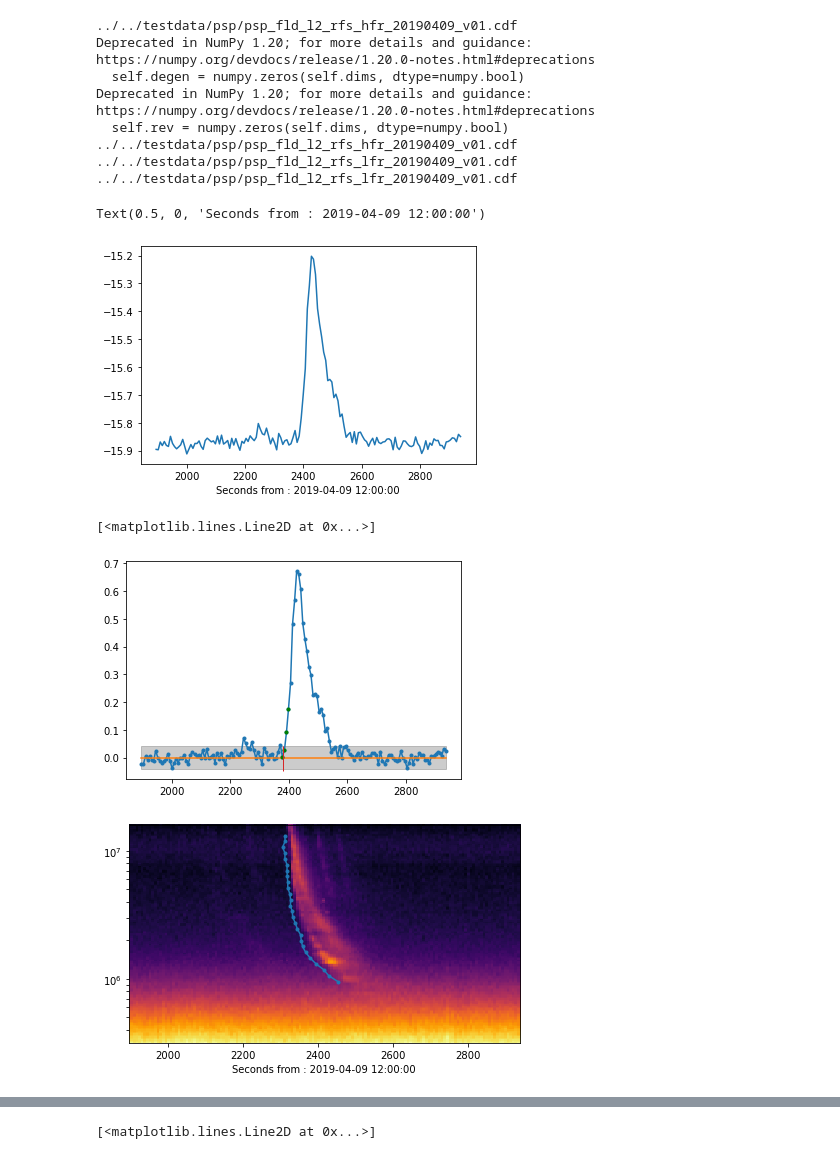
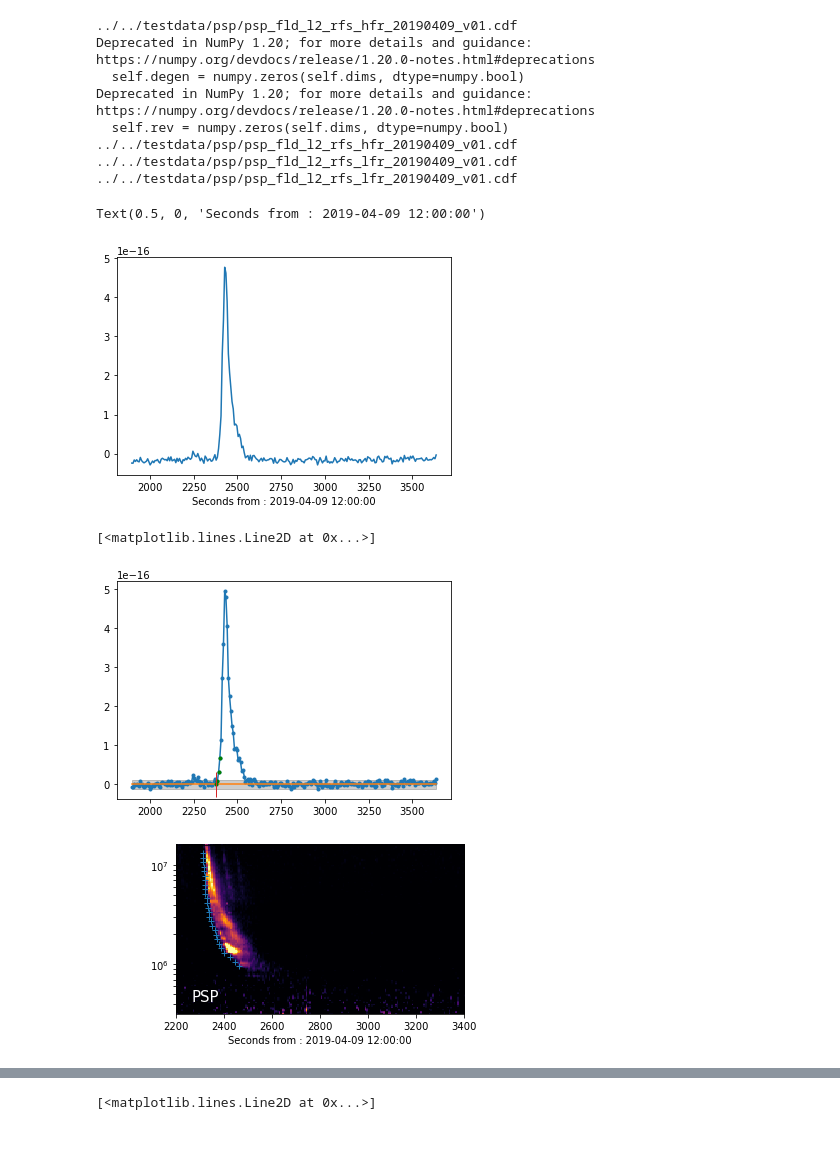
Before and after one commit to peijin94/SEMP, a Jupyter notebook: pySEMP/PSPdata.ipynb, the cells around one changed output, grey strips where cells are left out. Saved outputs shown, nothing was run; the diff lists cells and outputs as text; code cells hidden in the pictures.

Commit message:
leading edge done

```diff
--- a/pySEMP/PSPdata.ipynb
+++ b/pySEMP/PSPdata.ipynb
@@ -61,7 +61,7 @@ sec_epochh34 = (mdates.date2num(epochl12)-anchor_time)*3600*24
 
 #merge
 sec_all = (sec_epochl12 + sec_epochh12)/2
-idx_range = np.arange(6450,6600)
+idx_range = np.arange(6450,6700)
 data_all = np.concatenate(((datal12+datal34)[:,0:56],datah12+datah34),axis=1)
 freq_all = np.concatenate((freqsl12[0:56],freqsh12))
 # %%
@@ -72,19 +72,21 @@ f = interp2d(sec_all,freq_all,data_all.T)
 
 rebin_freq_all=np.logspace(5.5,7.2,150)
 rebin_t_all=sec_all
-rebin_data_all=f(rebin_t_all,rebin_freq_all).T
+dyspec=f(rebin_t_all,rebin_freq_all)
+# %%
+rebin_data_all = (dyspec-np.tile(np.mean(dyspec,1).T,(dyspec.shape[1],1)).T).T
 # %%
-arr_x = np.log10(rebin_data_all[idx_range,57])
+arr_x = (rebin_data_all[idx_range,57])
 N_arr_x=arr_x.ravel().shape[0]
 idx_x = np.arange(N_arr_x)
 x0 = rebin_t_all[idx_range]
 
 ratio_x = 0.7
 plt.plot(x0,arr_x)
 plt.xlabel('Seconds from : '+str(dt_anchor))
 # %% [output]
 Text(0.5, 0, 'Seconds from : 2019-04-09 12:00:00')
-[figure, old version]
+[figure, new version]
 # %%
 
 x_dist=np.partition(arr_x,int(ratio_x*N_arr_x))[:int(ratio_x*N_arr_x)]
@@ -108,7 +110,7 @@ ax.plot(x0[idx_fit], arr_x[idx_fit],'g.')
 ax.plot(x_get_this,0,'C3|',zorder=100,markersize=25)
 # %% [output]
 [<matplotlib.lines.Line2D at 0x...>]
-[figure, old version]
+[figure, new version]
 # %%
 selected_idx = np.arange(42,145,4)
 leading_edge = np.zeros(selected_idx.shape)
@@ -119,18 +121,28 @@ for i_n,idx in enumerate(selected_idx) :
 # %%
 
 from matplotlib.image import NonUniformImage
-fig, ax = plt.subplots(figsize=(7,4))
+fig = plt.figure(figsize=(5,3))
+ax = fig.add_axes([0.15,0.2,0.8,0.78])
+
 #plt.pcolormesh(x0,freqsh34,np.log10(datah34[idx_range,:].T),shading='auto')
 im = NonUniformImage(ax, interpolation='nearest',extent=[x0[0],x0[-1],rebin_freq_all[0],rebin_freq_all[-1]],cmap='inferno')
 lin_freq = np.linspace(rebin_freq_all[0],rebin_freq_all[-1],rebin_freq_all.shape[0])
-im.set_data(x0,lin_freq,np.log10(rebin_data_all[idx_range,:].T))
+im.set_data(x0,lin_freq,(rebin_data_all[idx_range,:].T))
 ax.images.append(im)
 ax.set_yscale('log')
-ax.set_xlim([x0[0],x0[-1]])
+im.set_clim([0,3e-16])
+ax.set_xlim([2200,3400])
 ax.set_ylim([rebin_freq_all[0],rebin_freq_all[-1]])
 ax.set_aspect('auto', 'datalim')
 ax.set_xlabel('Seconds from : '+str(dt_anchor))
-ax.plot(leading_edge,rebin_freq_all[selected_idx],'C0.-')
+ax.plot(leading_edge,rebin_freq_all[selected_idx],'C0+')
 ax.yaxis.set_major_locator(plt.LogLocator(base=10,subs='all'))
+ax.text(0.1, 0.1,'PSP',color='w',
+     horizontalalignment='center',
+     verticalalignment='center',
+     transform = ax.transAxes,
+     fontsize=15)
+
+fig.savefig('img/PSP.pdf')
 # %% [output]
-[figure, old version]
+[figure, new version]
```
Also changed, not shown: parts of 5 cells of this notebook, 5 other files.
